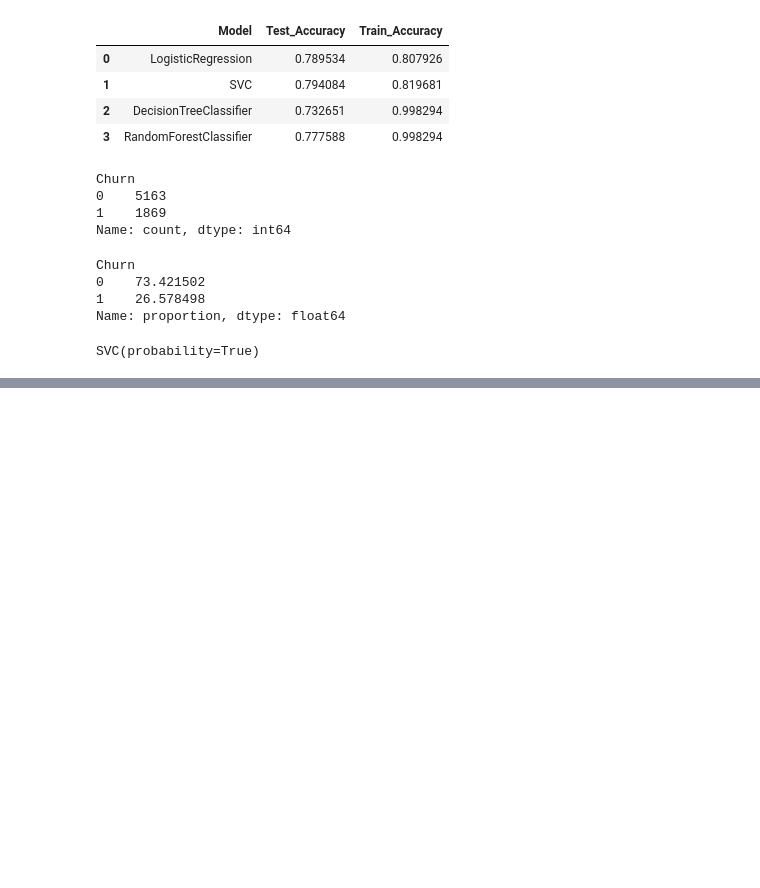
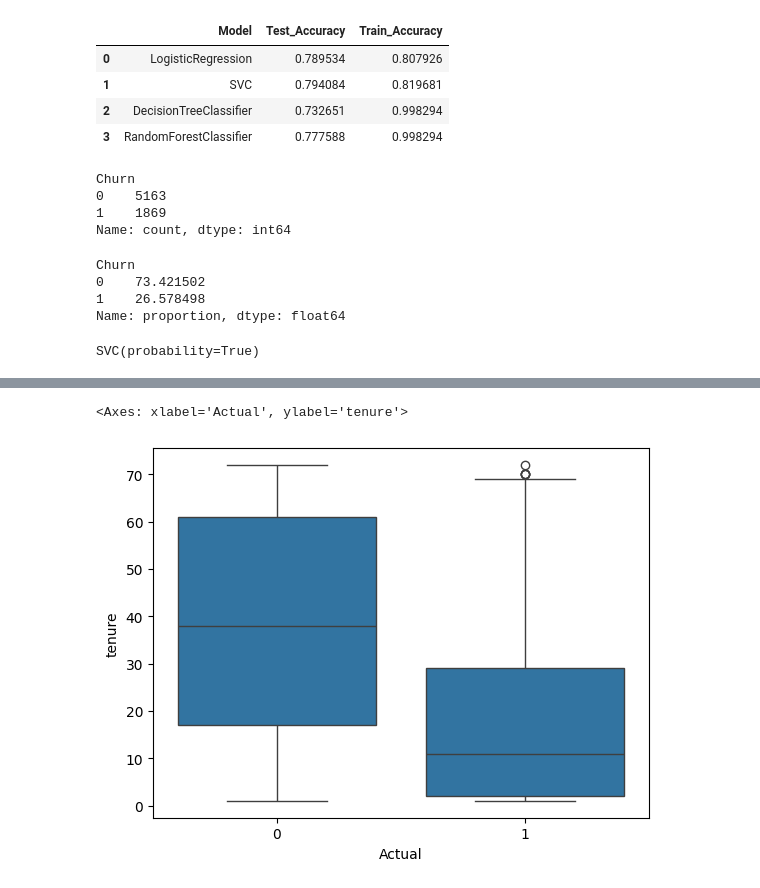
Before and after one commit to yagantiAshok/Churn_Customer_Prediction, a Jupyter notebook: notebook/EDA.ipynb, the cells around one changed output, grey strips where cells are left out. Cells and saved outputs as stored; diff of their text form; code cells hidden in the pictures; blank space fills up the shorter version.

Commit message:
miss classify data analysis

```diff
--- a/notebook/EDA.ipynb
+++ b/notebook/EDA.ipynb
@@ -384,0 +649,5 @@ Name: Prob_1, dtype: float64
+# %%
+sns.boxplot(x="Actual",y="tenure",data=results)
+# %% [output]
+<Axes: xlabel='Actual', ylabel='tenure'>
+[figure, added]
```
Also changed, not shown: parts of 44 cells of this notebook.
